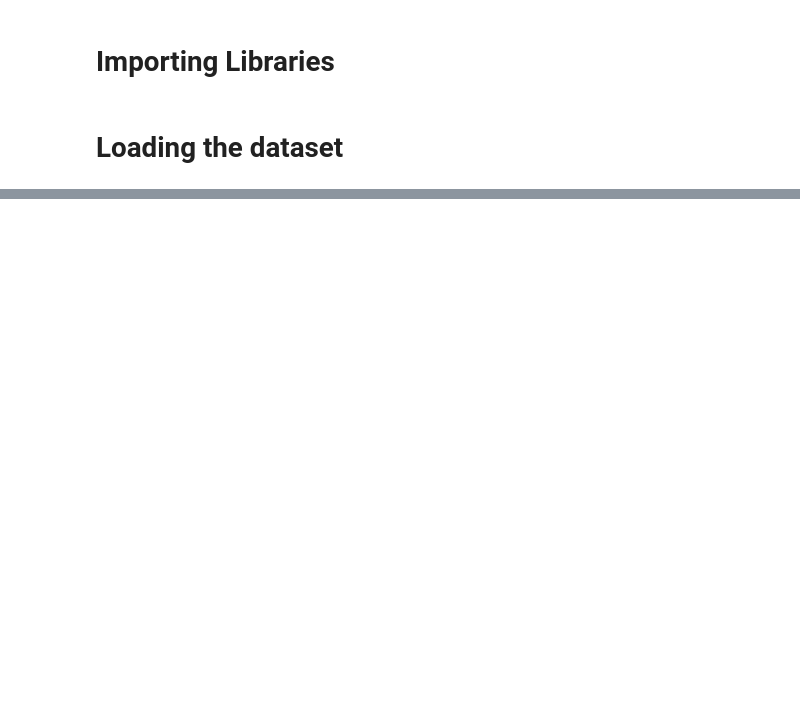
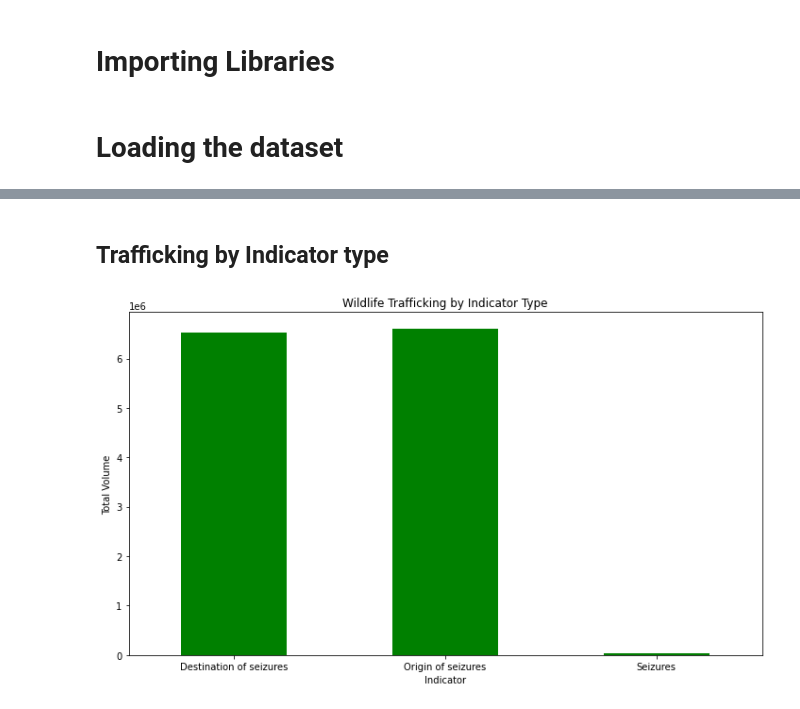
Before and after one commit to darsh0820/Data-Science, a Jupyter notebook: projects/Wildlife_Trafficking_Analysis.ipynb, the cells around one changed output, grey strips where cells are left out. Drawn from its saved outputs; the diff is of its cells as text; code cells hidden in the pictures; blank space fills up the shorter version.

```diff
--- a/projects/Wildlife_Trafficking_Analysis.ipynb
+++ b/projects/Wildlife_Trafficking_Analysis.ipynb
@@ -42,0 +61,16 @@ sheet_names, df.head()
+# %% [markdown]
+## Trafficking by Indicator type
+# %%
+df_indicator = df_cleaned.groupby('Indicator')['VALUE'].sum()
+
+# Plot
+plt.figure(figsize=(10, 6))
+df_indicator.plot(kind='bar', color='green')
+plt.title('Wildlife Trafficking by Indicator Type')
+plt.xlabel('Indicator')
+plt.ylabel('Total Volume')
+plt.xticks(rotation=0)
+plt.tight_layout()
+plt.show()
+# %% [output]
+[figure, added]
```
Also changed, not shown: parts of 14 cells of this notebook.
